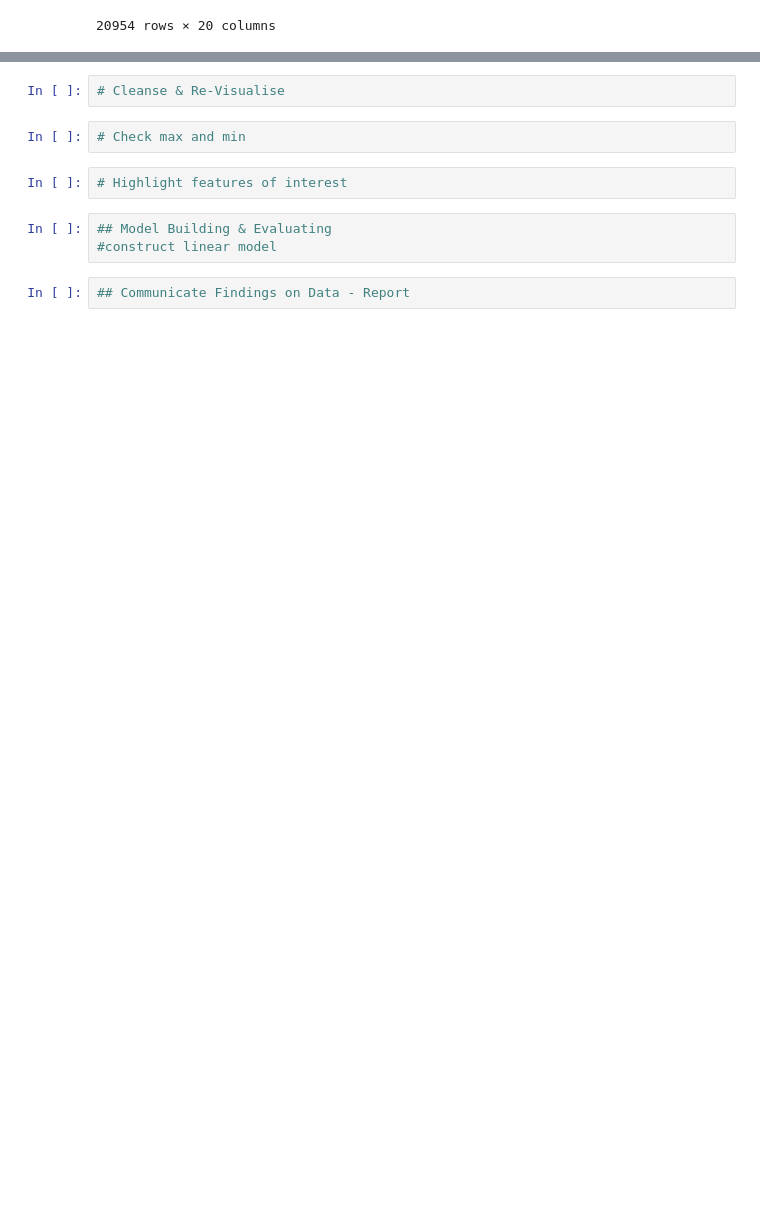
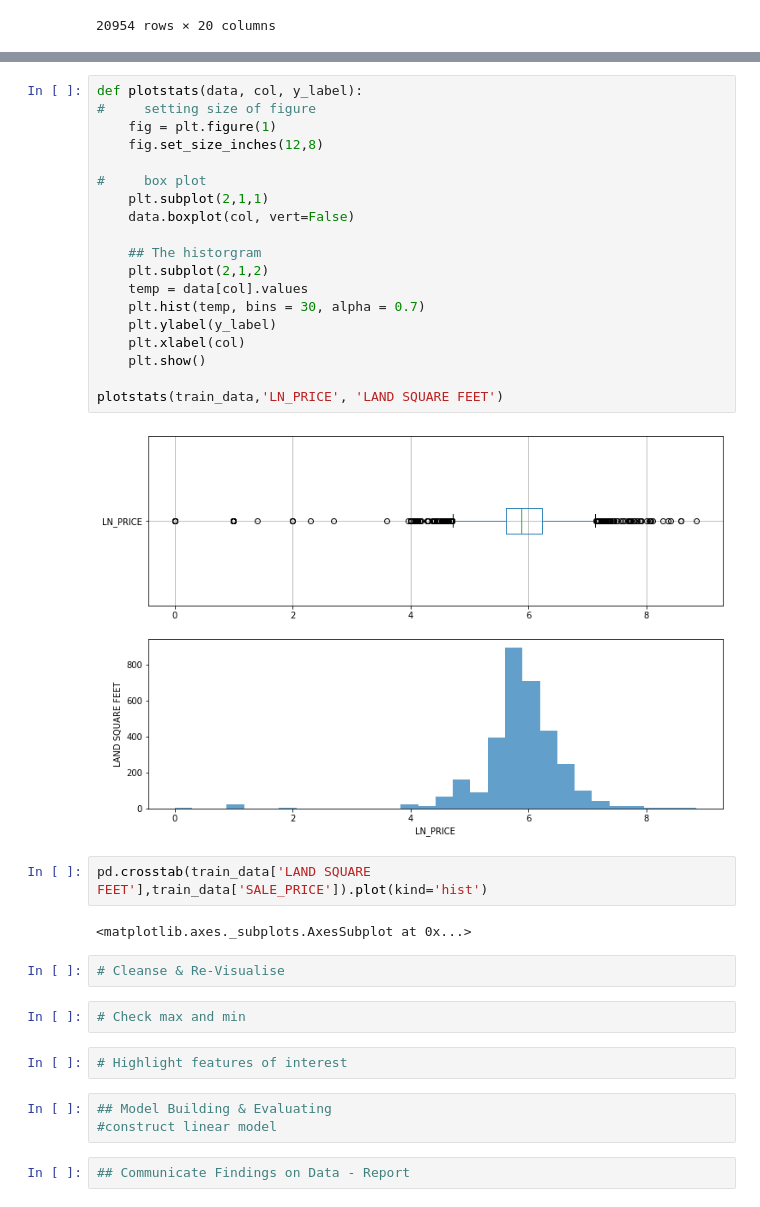
Before and after one commit to Zaederx/BigData-Assignment1, a Jupyter notebook: Assignment1.ipynb, the cells around one changed output, grey strips where cells are left out. Saved outputs shown, nothing was run; the diff lists cells and outputs as text; blank space fills up the shorter version.

```diff
--- a/Assignment1.ipynb
+++ b/Assignment1.ipynb
@@ -252,3 +314,28 @@ KeyError: 'SALE PRICE'
+# %%
+def plotstats(data, col, y_label):
+#     setting size of figure
+    fig = plt.figure(1)
+    fig.set_size_inches(12,8)
+
+#     box plot
+    plt.subplot(2,1,1)
+    data.boxplot(col, vert=False)
+
+    ## The historgram
+    plt.subplot(2,1,2)
+    temp = data[col].values
+    plt.hist(temp, bins = 30, alpha = 0.7)
+    plt.ylabel(y_label)
+    plt.xlabel(col)
+    plt.show()
+
+plotstats(train_data,'LN_PRICE', 'LAND SQUARE FEET')
+# %% [output]
+[figure, added]
+# %%
+pd.crosstab(train_data['LAND SQUARE FEET'],train_data['SALE_PRICE']).plot(kind='hist')
+# %% [output]
+<matplotlib.axes._subplots.AxesSubplot at 0x...>
 # %%
 # Cleanse & Re-Visualise
 # %%
```
Also changed, not shown: parts of 10 cells of this notebook, 2 other files.
